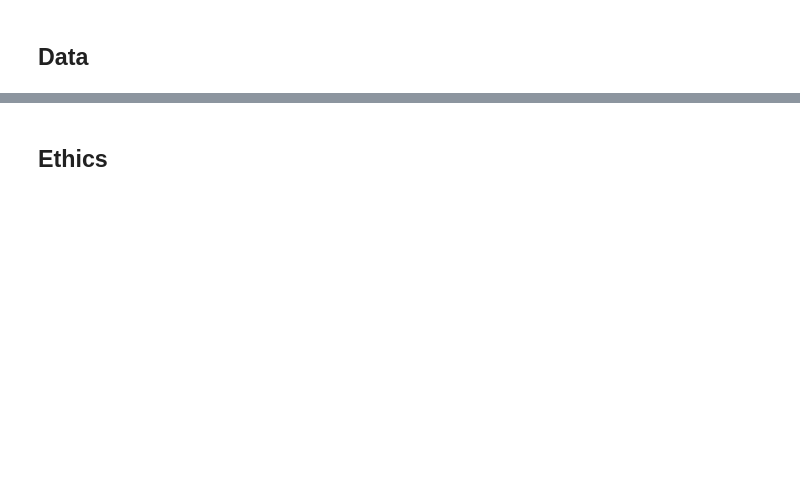
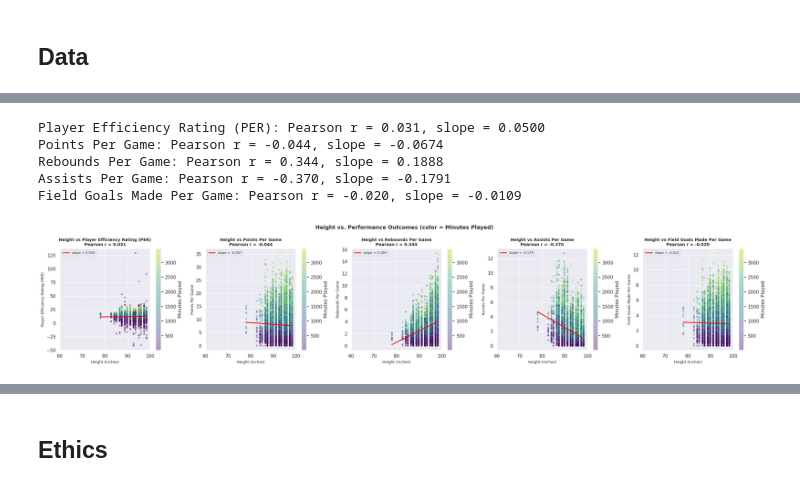
Before and after one commit to COGS108/Group039_WI26, a Jupyter notebook: 03-FinalProject.ipynb, the cells around one changed output, grey strips where cells are left out. Cells and saved outputs as stored; diff of their text form; code cells hidden in the pictures; blank space fills up the shorter version.

```diff
--- a/03-FinalProject.ipynb
+++ b/03-FinalProject.ipynb
@@ -118,0 +562,44 @@ Some more words and stuff.  Remember notebooks work best if you interleave the c
+# %%
+outcomes = [
+    (col_per,  'Player Efficiency Rating (PER)'),
+    (col_pts,  'Points Per Game'),
+    (col_trb,  'Rebounds Per Game'),
+    (col_ast,  'Assists Per Game'),
+    (col_fg,   'Field Goals Made Per Game'),
+]
+outcomes = [(c, l) for c, l in outcomes if c and c in df_eda.columns]
+
+fig, axes = plt.subplots(1, len(outcomes), figsize=(5*len(outcomes), 5))
+fig.suptitle('Height vs. Performance Outcomes (color = Minutes Played)',
+             fontsize=13, fontweight='bold')
+if len(outcomes) == 1:
+    axes = [axes]
+
+for ax, (col, label) in zip(axes, outcomes):
+    sub = df_eda[[col_height, col, col_mp]].dropna()
+    sc  = ax.scatter(sub[col_height], sub[col],
+                     c=sub[col_mp], cmap='viridis', alpha=0.35, s=10)
+    m, b = np.polyfit(sub[col_height], sub[col], 1)
+    x_line = np.linspace(sub[col_height].min(), sub[col_height].max(), 100)
+    ax.plot(x_line, m*x_line + b, color='red', linewidth=2,
+            label=f'slope = {m:.3f}')
+    r = sub[col_height].corr(sub[col])
+    ax.set_title(f'Height vs {label}\nPearson r = {r:.3f}',
+                 fontsize=10, fontweight='bold')
+    ax.set_xlabel('Height (inches)', fontsize=9)
+    ax.set_ylabel(label, fontsize=9)
+    ax.set_xlim(60, 100)
+    ax.legend(fontsize=8)
+    plt.colorbar(sc, ax=ax, label='Minutes Played')
+    print(f"{label}: Pearson r = {r:.3f}, slope = {m:.4f}")
+
+plt.tight_layout()
+plt.savefig('results/eda_height_vs_outcomes.png', dpi=150, bbox_inches='tight')
+plt.show()
+# %% [output]
+Player Efficiency Rating (PER): Pearson r = 0.031, slope = 0.0500
+Points Per Game: Pearson r = -0.044, slope = -0.0674
+Rebounds Per Game: Pearson r = 0.344, slope = 0.1888
+Assists Per Game: Pearson r = -0.370, slope = -0.1791
+Field Goals Made Per Game: Pearson r = -0.020, slope = -0.0109
+[figure, added]
```
Also changed, not shown: parts of 49 cells of this notebook.
